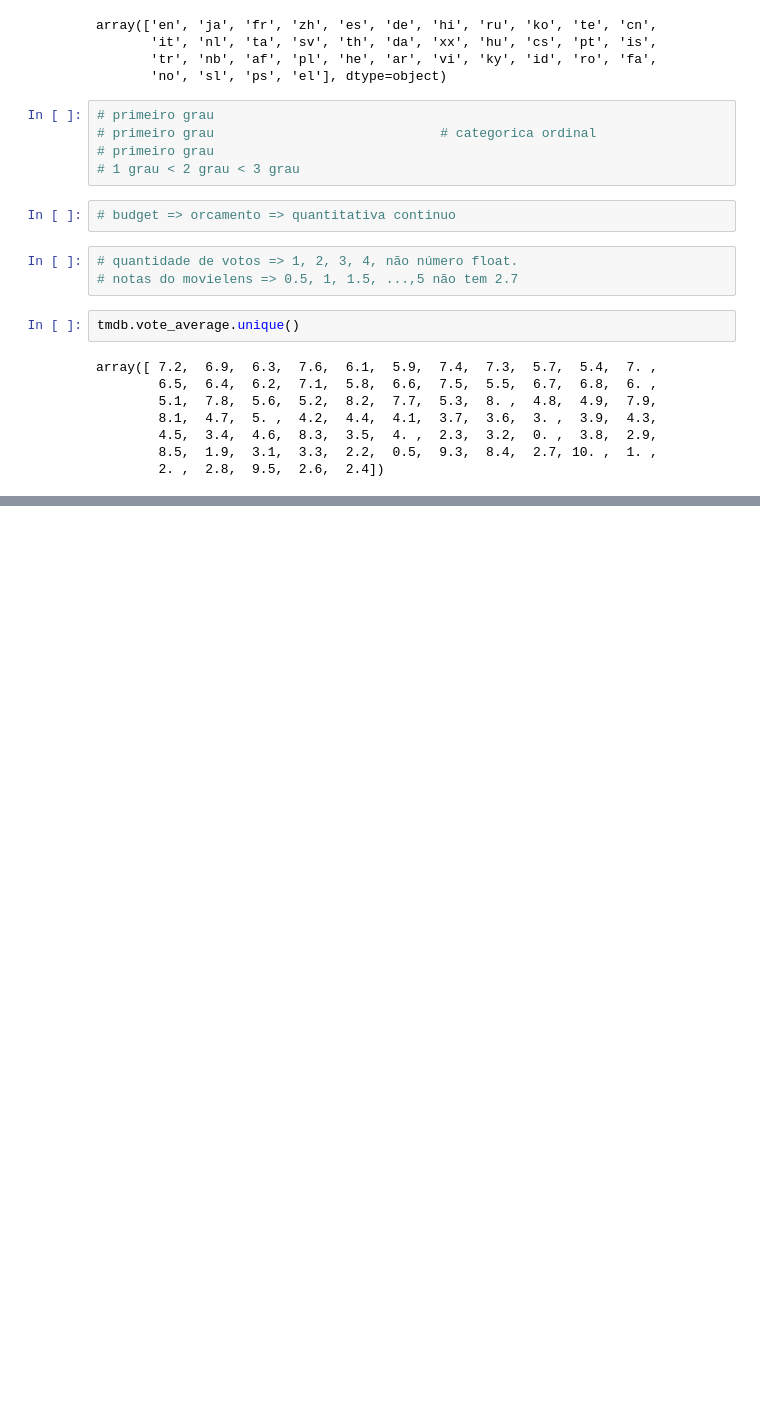
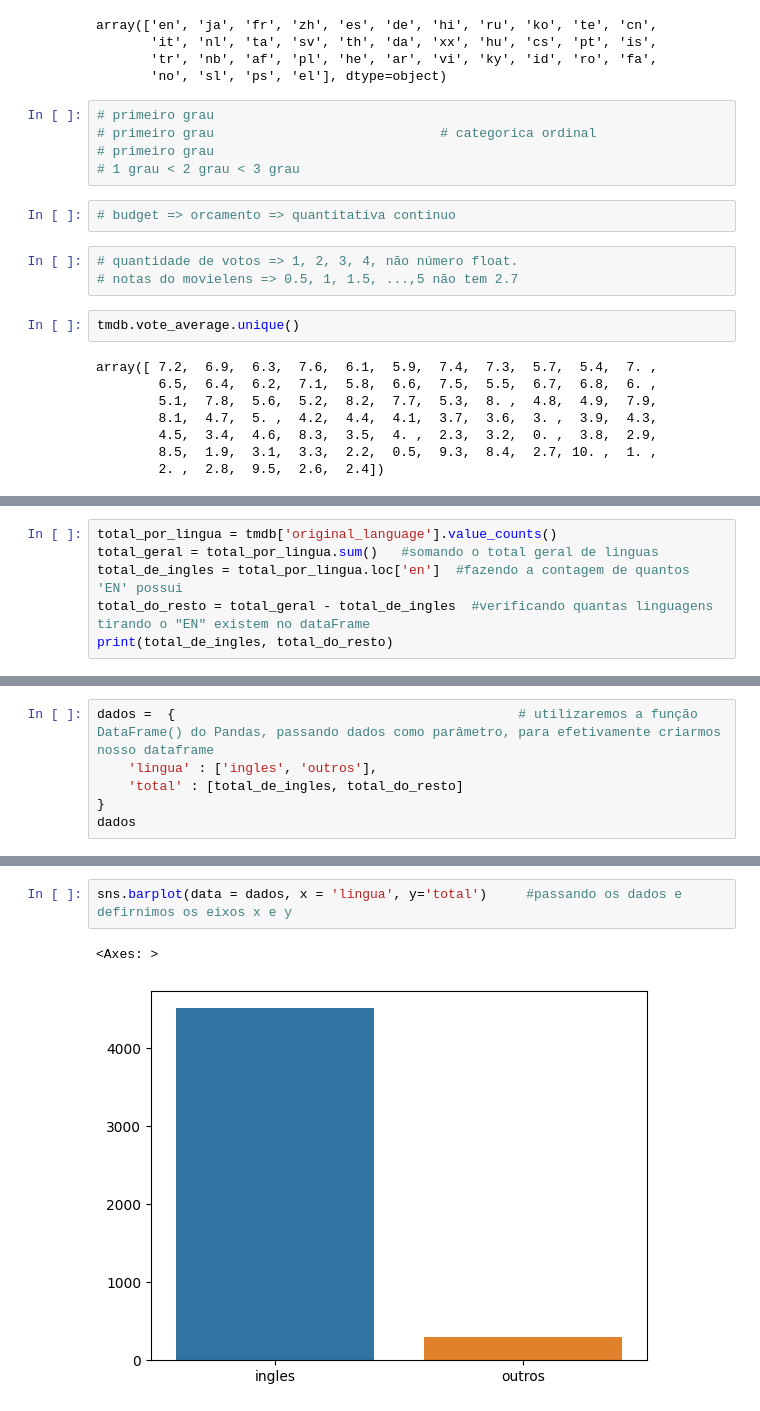
Before and after one commit to euninha1/data_science, a Jupyter notebook: introducao_ds.ipynb, the cells around one changed output, grey strips where cells are left out. Drawn from its saved outputs; the diff is of its cells as text; blank space fills up the shorter version.

```diff
--- a/introducao_ds.ipynb
+++ b/introducao_ds.ipynb
@@ -214,0 +290,6 @@ array([ 7.2,  6.9,  6.3,  7.6,  6.1,  5.9,  7.4,  7.3,  5.7,  5.4,  7. ,
+# %%
+total_por_lingua = tmdb['original_language'].value_counts()
+total_geral = total_por_lingua.sum()   #somando o total geral de linguas
+total_de_ingles = total_por_lingua.loc['en']  #fazendo a contagem de quantos 'EN' possui
+total_do_resto = total_geral - total_de_ingles  #verificando quantas linguagens tirando o "EN" existem no dataFrame
+print(total_de_ingles, total_do_resto)
@@ -214,0 +298,6 @@ array([ 7.2,  6.9,  6.3,  7.6,  6.1,  5.9,  7.4,  7.3,  5.7,  5.4,  7. ,
+# %%
+dados =  {                                            # utilizaremos a função DataFrame() do Pandas, passando dados como parâmetro, para efetivamente criarmos nosso dataframe
+    'lingua' : ['ingles', 'outros'],
+    'total' : [total_de_ingles, total_do_resto]
+}
+dados
@@ -214,0 +312,5 @@ array([ 7.2,  6.9,  6.3,  7.6,  6.1,  5.9,  7.4,  7.3,  5.7,  5.4,  7. ,
+# %%
+sns.barplot(data = dados, x = 'lingua', y='total')     #passando os dados e defirnimos os eixos x e y
+# %% [output]
+<Axes: >
+[figure, added]
```
Also changed, not shown: parts of 10 cells of this notebook.
